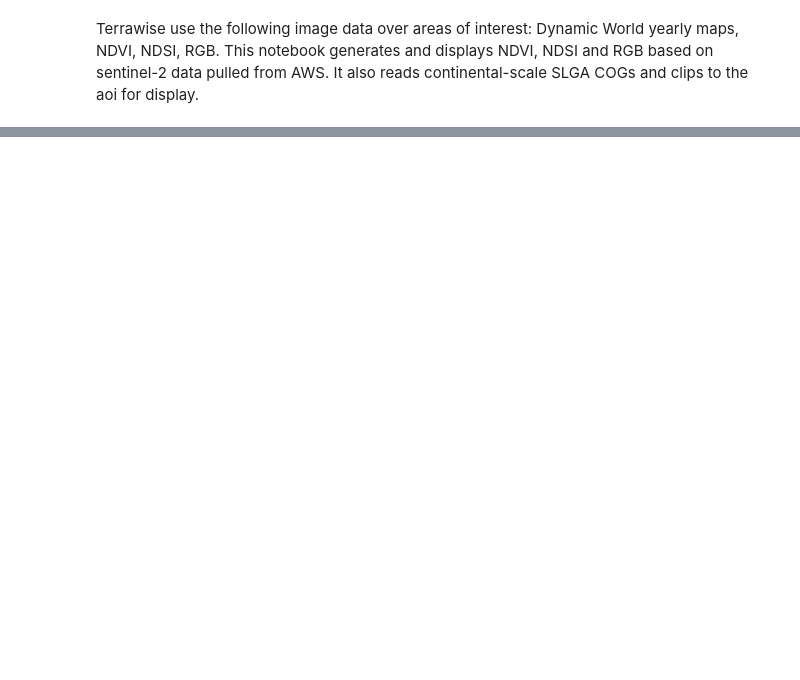
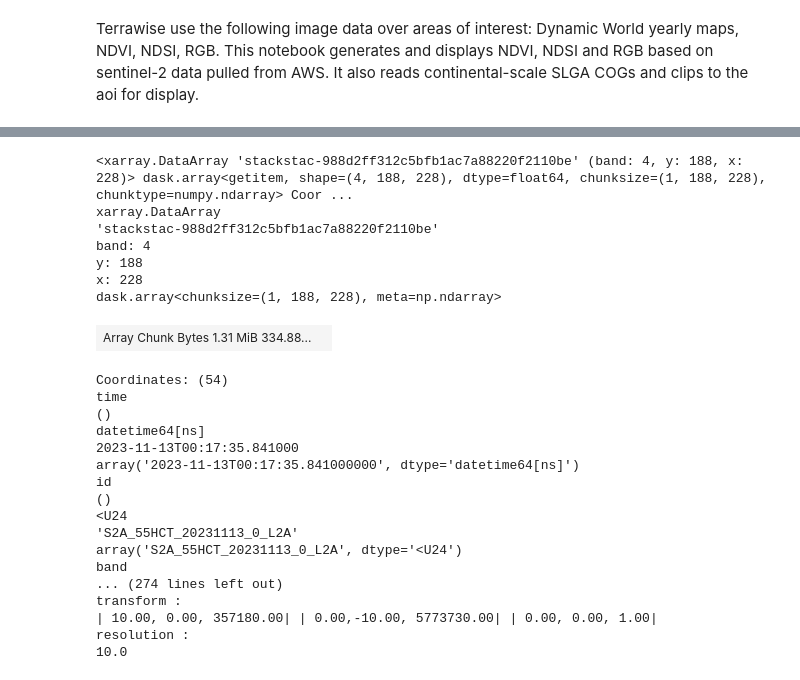
Before and after one commit to Sensand-AI/data-notebooks, a Jupyter notebook: notebooks/terrawise-LULC-mapping.ipynb, the cells around one changed output, grey strips where cells are left out. Saved outputs shown, nothing was run; the diff lists cells and outputs as text; code cells hidden in the pictures; blank space fills up the shorter version.

```diff
--- a/notebooks/terrawise-LULC-mapping.ipynb
+++ b/notebooks/terrawise-LULC-mapping.ipynb
@@ -20,15 +35,26 @@ import pystac_client
 # Sentinel-2 AWS archive
 output_dir = 'data/temp'
 geom_path = 'data/stac-demo-aoi.geojson'
-sentinel_search_url = 'https://earth-search.aws.element84.com/v1'
+#geom_path = 'data/marysville-fire-forest-loss-test-area.geojson'
+
+
+URL = 'https://earth-search.aws.element84.com/v1'
+catalog = pystac_client.Client.open(URL)
+
 timerange = '2023-10-01/2023-10-30'
 dst_crs = "EPSG:3857"
 
-
+lon, lat = -105.78, 35.79 #test only
+#import geometries and reproject/ get bounding box
 geom = gpd.read_file(geom_path)
+centroid = geom.centroid
 bbox = geom.geometry.total_bounds.tolist()
 
-print("Geojson geometry:\n ",geom)
-print("Bounding box: \n ",bbox)
+print("Geojson geometry:\n\n ",geom)
+print("\n Geometry centroid: \n\n", centroid)
+print("\nBounding box: \n\n ",bbox)
+print("\nSpyndex test: \n\n", spyndex.indices['NDVI'])
+
+#print(spyndex.bands)
 # %% [output]
 Geojson geometry:
@@ -38,0 +77,46 @@ Bounding box:
+# %%
+items = catalog.search(
+    bbox=bbox,
+    collections=["sentinel-2-l2a"],
+    datetime="2023-11-01/2023-11-15"
+).item_collection()
+
+stack = stackstac.stack(
+    items,
+    bounds_latlon = bbox,
+    assets = ['blue', 'green','red', 'nir']
+    )
+lowcloud = stack[stack["eo:cloud_cover"] < 10]
+
+#being a 4 dimension aray is causing probs for rasterio.plot.
+#For now, squeezing the time dimension as I've filtered down to a single image.
+#TRY: putting in a loop for each time epoch?
+
+lowcloud = lowcloud.squeeze('time')
+lowcloud
+# %% [output]
+<xarray.DataArray 'stackstac-988d2ff312c5bfb1ac7a88220f2110be' (band: 4, y: 188, x: 228)> dask.array<getitem, shape=(4, 188, 228), dtype=float64, chunksize=(1, 188, 228), chunktype=numpy.ndarray> Coor ...
+xarray.DataArray
+'stackstac-988d2ff312c5bfb1ac7a88220f2110be'
+band: 4
+y: 188
+x: 228
+dask.array<chunksize=(1, 188, 228), meta=np.ndarray>
+| Array Chunk Bytes 1.31 MiB 334.88... |  |
+Coordinates: (54)
+time
+()
+datetime64[ns]
+2023-11-13T00:17:35.841000
+array('2023-11-13T00:17:35.841000000', dtype='datetime64[ns]')
+id
+()
+<U24
+'S2A_55HCT_20231113_0_L2A'
+array('S2A_55HCT_20231113_0_L2A', dtype='<U24')
+band
+... (274 lines left out)
+transform :
+| 10.00, 0.00, 357180.00| | 0.00,-10.00, 5773730.00| | 0.00, 0.00, 1.00|
+resolution :
+10.0
```
Also changed, not shown: parts of 8 cells of this notebook, 1 other file.
